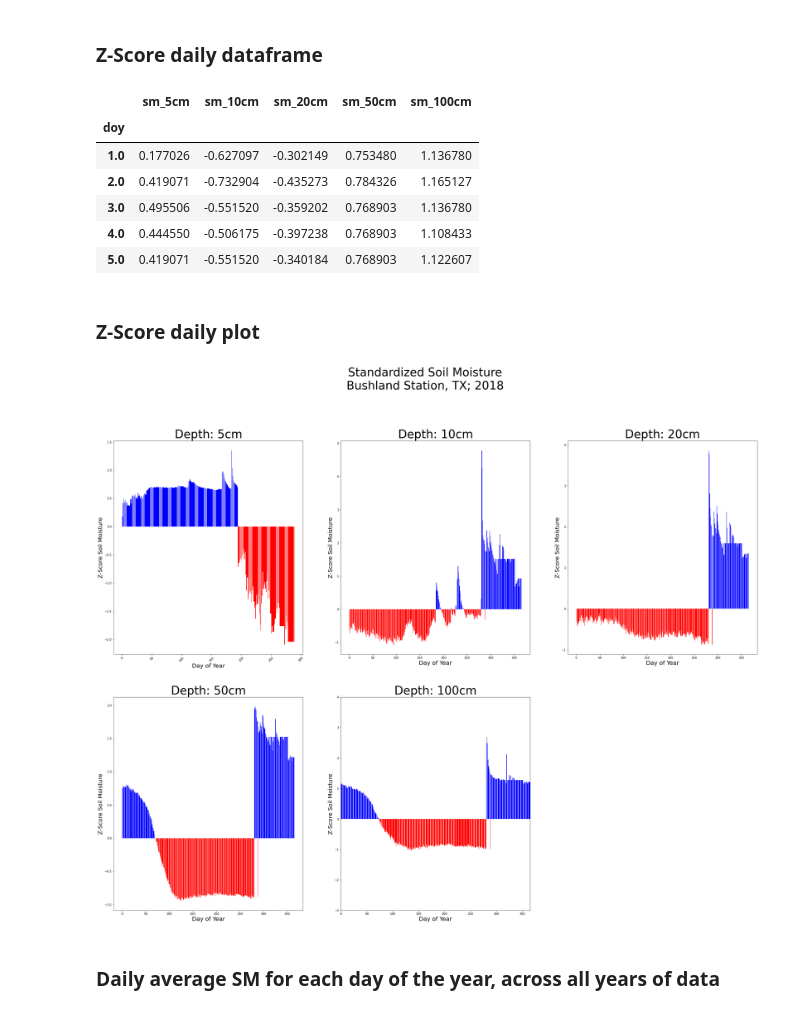
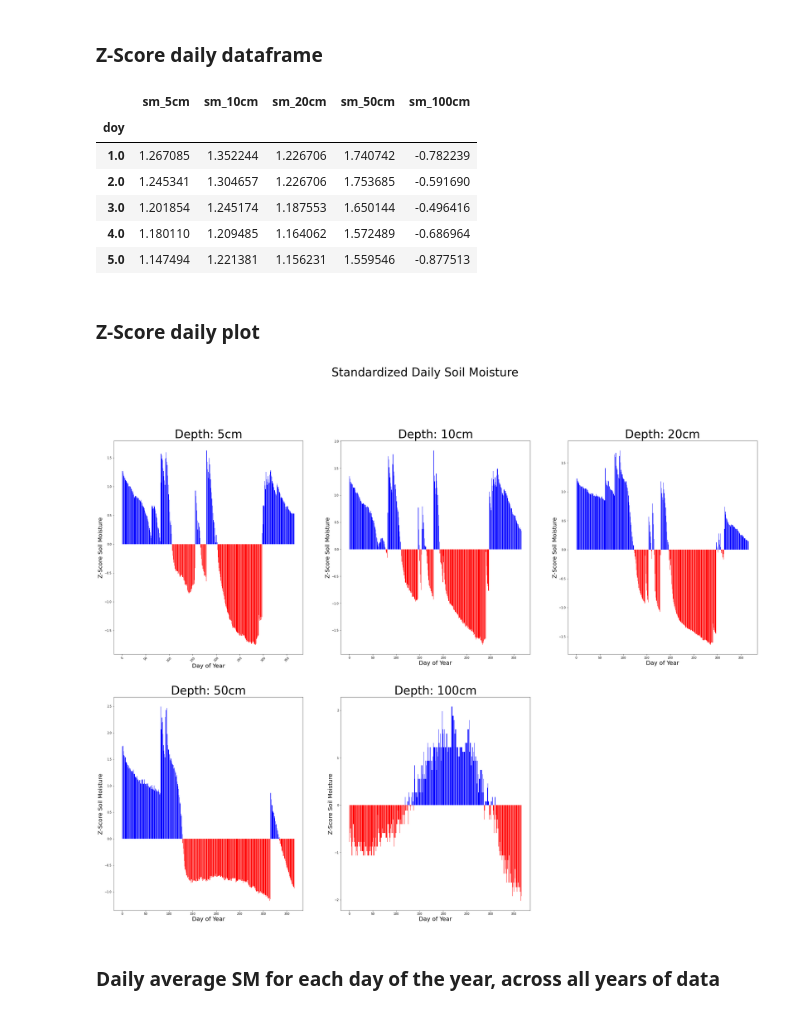
Before and after one commit to krosenberg01/usgs-nccasc-soil-moisture, a Jupyter notebook: usgs-nccasc-soil-moisture.ipynb, the cells around one changed output. Drawn from its saved outputs; the diff is of its cells as text; code cells hidden in the pictures.

```diff
--- a/usgs-nccasc-soil-moisture.ipynb
+++ b/usgs-nccasc-soil-moisture.ipynb
@@ -82,3 +92,7 @@ month_list = ('Jan', 'Feb', 'Mar', 'Apr', 'May', 'Jun', 'Jul', 'Aug', 'Sep', 'Oc
+# %%
+# Enter station name and year for analysis
+variable = "bushland"
+year_view = 2000
 # %% [markdown]
 ### Preview dataframe for any station
 # %%
@@ -274,7 +503,7 @@ station_daily_avg_year
 ### Z-Score daily dataframe
 # %%
 # Create input df
-bushland_daily_2018 = customfunctions.daily_avg(soil_moisture_dict["bushland"], 2018)
+bushland_daily_2018 = customfunctions.daily_avg(soil_moisture_dict[variable], year_view)
 
 # Remove non-numeric columns
 bushland_daily_2018 = bushland_daily_2018[['sm_5cm', 'sm_10cm', 'sm_20cm', 'sm_50cm', 'sm_100cm']]
@@ -286,11 +515,11 @@ zscore_bushland_daily_2018.head()
 # %% [output]
 |  | sm_5cm | sm_10cm | sm_20cm | sm_50cm | sm_100cm |
 | doy |  |  |  |  |  |
-| 1.0 | 0.177026 | -0.627097 | -0.302149 | 0.753480 | 1.136780 |
-| 2.0 | 0.419071 | -0.732904 | -0.435273 | 0.784326 | 1.165127 |
-| 3.0 | 0.495506 | -0.551520 | -0.359202 | 0.768903 | 1.136780 |
-| 4.0 | 0.444550 | -0.506175 | -0.397238 | 0.768903 | 1.108433 |
-| 5.0 | 0.419071 | -0.551520 | -0.340184 | 0.768903 | 1.122607 |
+| 1.0 | 1.267085 | 1.352244 | 1.226706 | 1.740742 | -0.782239 |
+| 2.0 | 1.245341 | 1.304657 | 1.226706 | 1.753685 | -0.591690 |
+| 3.0 | 1.201854 | 1.245174 | 1.187553 | 1.650144 | -0.496416 |
+| 4.0 | 1.180110 | 1.209485 | 1.164062 | 1.572489 | -0.686964 |
+| 5.0 | 1.147494 | 1.221381 | 1.156231 | 1.559546 | -0.877513 |
 # %% [markdown]
 ### Z-Score daily plot
 # %%
@@ -305,7 +534,7 @@ ax5 = plt.subplot2grid((2, 3), (1, 1))
 
 # Define figure title
 fig.suptitle(
-    "Standardized Soil Moisture\nBushland Station, TX; 2018", fontsize=40)
+    "Standardized Daily Soil Moisture", fontsize=40)
 
 # 5cm depth subplot
 ax1.bar(zscore_bushland_daily_2018.index.values,
@@ -338,34 +567,34 @@ ax3.set_ylabel('Z-Score Soil Moisture', fontsize = 20.0)
 ax3.set_xlabel('Day of Year', fontsize = 20)
 
 # 50cm depth subplot
 ax4.bar(zscore_bushland_daily_2018.index.values,
          zscore_bushland_daily_2018['sm_50cm'],
          color=(zscore_bushland_daily_2018['sm_50cm'] > 0).map({True: 'b',
                                                     False: 'r'}))
 
 ax4.set_title('Depth: 50cm', fontsize = 40)
 ax4.set_ylabel('Z-Score Soil Moisture', fontsize = 20.0)
 ax4.set_xlabel('Day of Year', fontsize = 20)
 
 # 100cm depth subplot
 ax5.bar(zscore_bushland_daily_2018.index.values,
          zscore_bushland_daily_2018['sm_100cm'],
          color=(zscore_bushland_daily_2018['sm_100cm'] > 0).map({True: 'b',
                                                     False: 'r'}))
 
 ax5.set_title('Depth: 100cm', fontsize = 40)
 ax5.set_ylabel('Z-Score Soil Moisture', fontsize = 20.0)
 ax5.set_xlabel('Day of Year', fontsize = 20)
 
 # Rotate tick marks on x-axis
 plt.setp(ax1.get_xticklabels(), rotation=45)
 
 # plt.xlim(0, 365)
 # plt.ylim(-3, 4)
 
 plt.show()
 # %% [output]
-[figure, old version]
+[figure, new version]
 # %% [markdown]
 ### Daily average SM for each day of the year, across all years of data
 # %%
```
Also changed, not shown: parts of 42 cells of this notebook.
